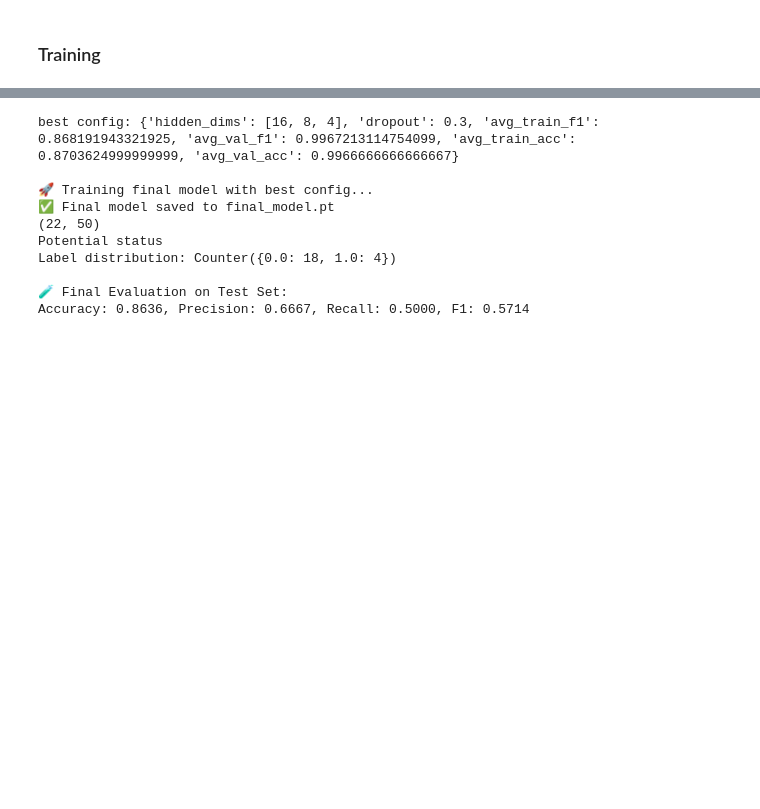
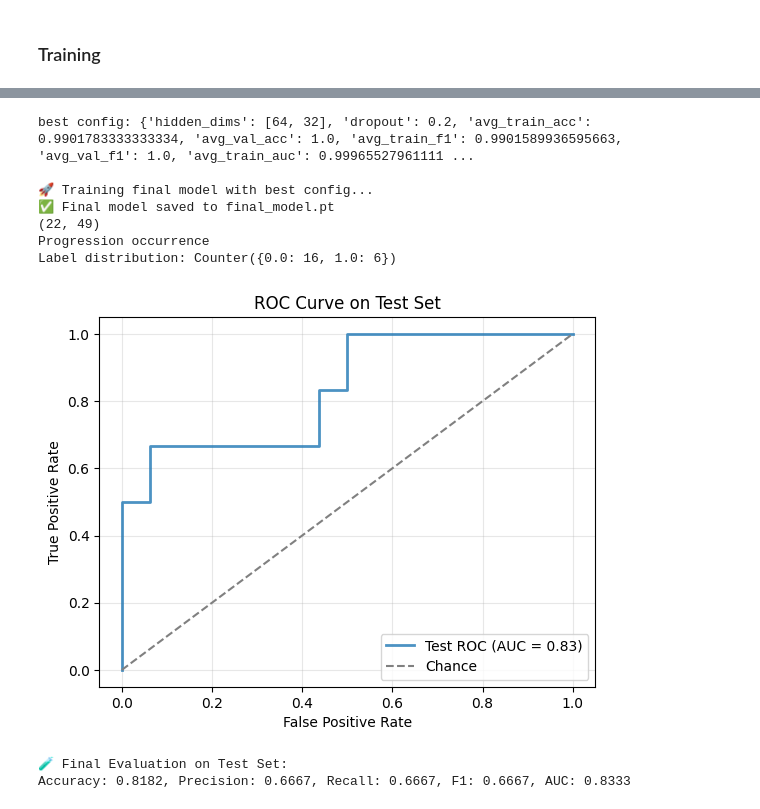
Before and after one commit to DerekCCY/Multimodal-DL-and-Explainable-AI-for-Optimizing-NSCLC-Immunotherapy, a Jupyter notebook: mlp cross validation.ipynb, the cells around one changed output, grey strips where cells are left out. Cells and saved outputs as stored; diff of their text form; code cells hidden in the pictures; blank space fills up the shorter version.

```diff
--- a/mlp cross validation.ipynb
+++ b/mlp cross validation.ipynb
@@ -35,11 +35,11 @@ set_seed(42)  # ✅ Set your global seed here
 # %% [markdown]
 #### Synthetic data
 # %%
-train_set_bs, test_set_bs, train_set_ps, test_set_ps, train_set_po, test_set_po = get_synthetic_data(n= 600, file="/Users/ccy/Documents/CMU/Spring2025/42687 Projects in Biomedical AI/Final Project/Explainable Deep Learning on Multimodal Patient Data for Predicting Immunotherapy Outcomes in Metastatic Non-small Cell Lung Cancer/Synthetic data/PCA/rfe_50.csv" ,train_set_ratio=0.7, k=3)
+train_set_bs, test_set_bs, train_set_ps, test_set_ps, train_set_po, test_set_po = get_synthetic_data(n= 2000, file="/Users/ccy/Documents/CMU/Spring2025/42687 Projects in Biomedical AI/Final Project/Explainable Deep Learning on Multimodal Patient Data for Predicting Immunotherapy Outcomes in Metastatic Non-small Cell Lung Cancer/Synthetic data/PCA/rfe_50.csv" ,train_set_ratio=0.7, k=3)
 
 # Change the input here
 def input(train):
-    X = train.iloc[:, :-1].values
+    X = train.iloc[:, 1:-1].values
     print(X.shape)
 
     # Standardize the features
@@ -52,5 +52,5 @@ def input(train):
     print("Label distribution:", Counter(y))
     return X, y
 
-X, y = input(train_set_ps)
+X, y = input(train_set_po)
 # %% [output]
@@ -181,6 +228,17 @@ def train_final_model(X_scaled, y, hidden_dims, dropout=0.3, num_epochs=100, bat
     torch.save(model.state_dict(), save_path)
     print(f"✅ Final model saved to {save_path}")
     return model
+# %%
+def plot_roc(fpr, tpr, roc_auc):
+
+    plt.plot(fpr, tpr, lw=2, alpha=0.8, label=f'Test ROC (AUC = {roc_auc:.2f})')
+    plt.plot([0,1], [0,1], linestyle='--', color='gray', label='Chance')
+    plt.xlabel('False Positive Rate')
+    plt.ylabel('True Positive Rate')
+    plt.title('ROC Curve on Test Set')
+    plt.legend(loc='lower right')
+    plt.grid(alpha=0.3)
+    plt.show()
 # %%
 def evaluate_on_test(model, X_test, y_test):
     model.eval()
@@ -189,15 +247,23 @@ def evaluate_on_test(model, X_test, y_test):
 
     with torch.no_grad():
         outputs = model(X_test_tensor)
+        probs = outputs.cpu().numpy()
         preds = (outputs > 0.5).float().cpu().numpy()
         labels = y_test_tensor.cpu().numpy()
+
+
+    fpr, tpr, _ = roc_curve(labels, probs)
+    roc_auc = auc(fpr, tpr)
+
+    plot_roc(fpr,tpr,roc_auc)
 
     acc = accuracy_score(labels, preds)
     prec = precision_score(labels, preds)
     rec = recall_score(labels, preds)
     f1 = f1_score(labels, preds)
+    #auc = roc_auc_score(labels, preds)
     print(f"\n🧪 Final Evaluation on Test Set:")
-    print(f"Accuracy: {acc:.4f}, Precision: {prec:.4f}, Recall: {rec:.4f}, F1: {f1:.4f}")
+    print(f"Accuracy: {acc:.4f}, Precision: {prec:.4f}, Recall: {rec:.4f}, F1: {f1:.4f}, AUC:{roc_auc: .4f}")
 # %%
 model_configs = [
     {"hidden_dims": [16, 8, 4], "dropout": 0.3},
@@ -229,21 +295,21 @@ Fold 5: Train F1=0.9405, Val F1=1.0000
 # %%
 best_config = sorted_configs[0]
 print(f"best config: {best_config}")
 
 # Step 2: retrain best model on full training set
 final_model = train_final_model(X, y, hidden_dims=best_config['hidden_dims'], dropout=best_config['dropout'])
 
 # Step 3: test set
-X_test, y_test = input(test_set_ps)
+X_test, y_test = input(test_set_po)
 evaluate_on_test(final_model, X_test, y_test)
 # %% [output]
-best config: {'hidden_dims': [16, 8, 4], 'dropout': 0.3, 'avg_train_f1': 0.868191943321925, 'avg_val_f1': 0.9967213114754099, 'avg_train_acc': 0.8703624999999999, 'avg_val_acc': 0.9966666666666667}
+best config: {'hidden_dims': [64, 32], 'dropout': 0.2, 'avg_train_acc': 0.9901783333333334, 'avg_val_acc': 1.0, 'avg_train_f1': 0.9901589936595663, 'avg_val_f1': 1.0, 'avg_train_auc': 0.99965527961111 ...
 
 🚀 Training final model with best config...
 ✅ Final model saved to final_model.pt
-(22, 50)
-Potential status
-Label distribution: Counter({0.0: 18, 1.0: 4})
-
-🧪 Final Evaluation on Test Set:
-Accuracy: 0.8636, Precision: 0.6667, Recall: 0.5000, F1: 0.5714
+(22, 49)
+Progression occurrence
+Label distribution: Counter({0.0: 16, 1.0: 6})
+[figure, added]
+🧪 Final Evaluation on Test Set:
+Accuracy: 0.8182, Precision: 0.6667, Recall: 0.6667, F1: 0.6667, AUC: 0.8333
```
Also changed, not shown: parts of 5 cells of this notebook, 8 other files.
